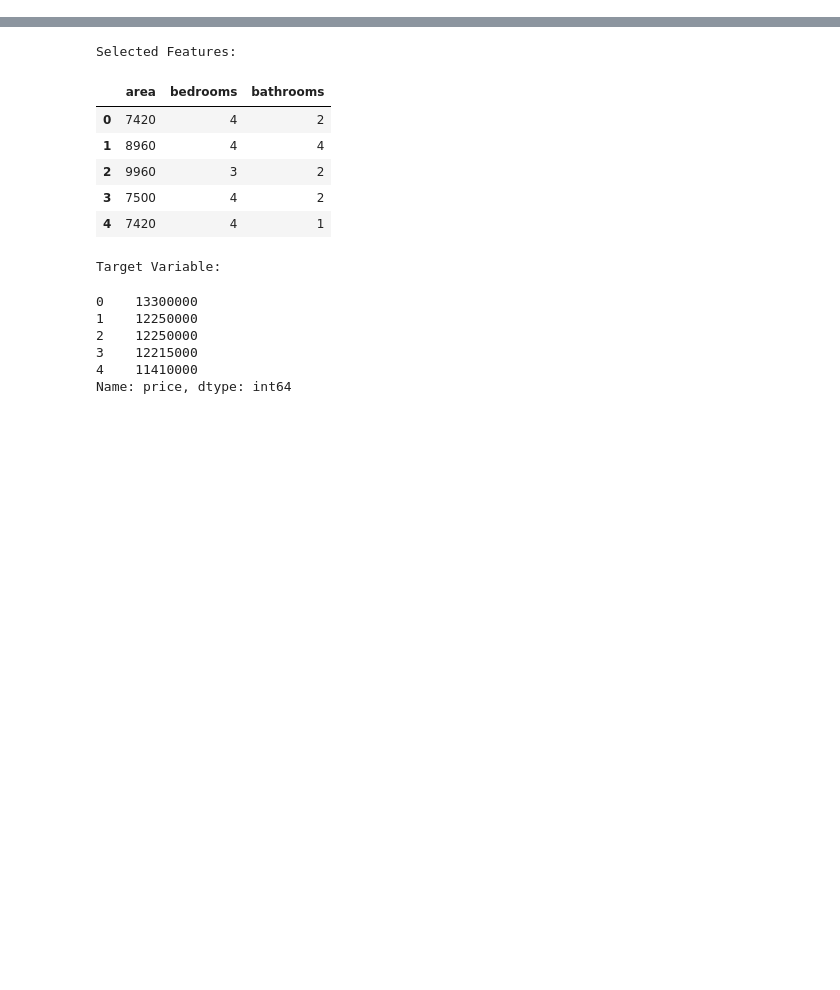
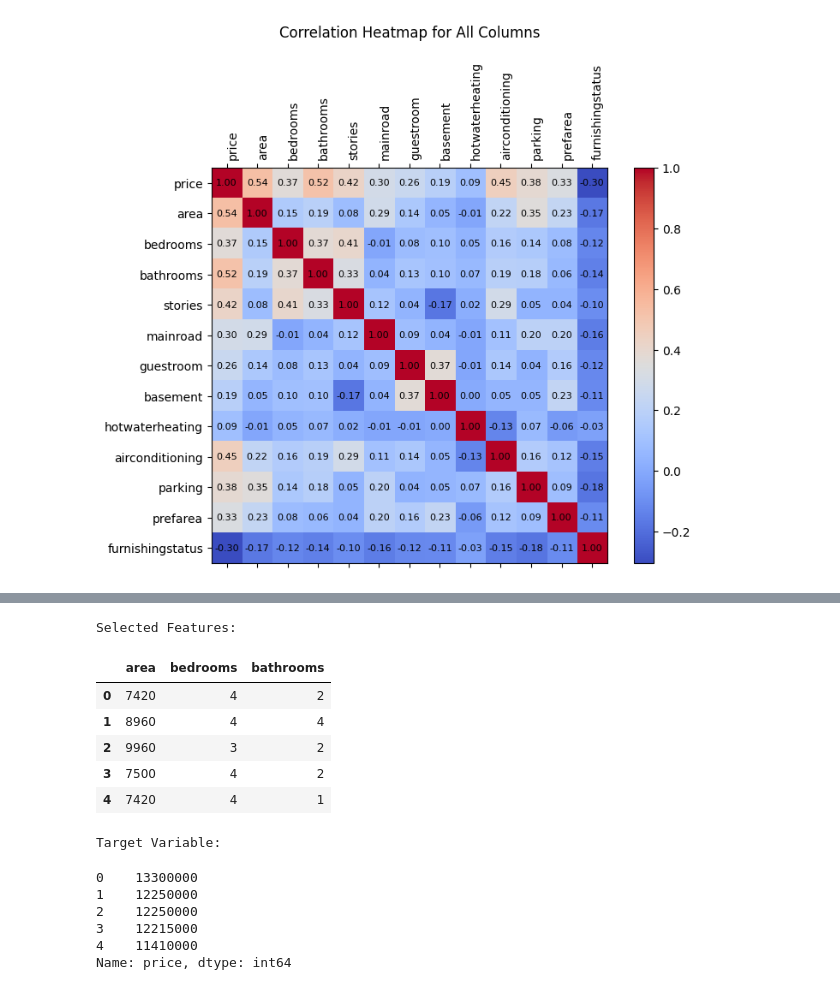
Before and after one commit to Sunmathi-A77/House_Price_Prediction, a Jupyter notebook: House_Price_Prediction.ipynb, the cells around one changed output, grey strips where cells are left out. Drawn from its saved outputs; the diff is of its cells as text; code cells hidden in the pictures; blank space fills up the shorter version.

```diff
--- a/House_Price_Prediction.ipynb
+++ b/House_Price_Prediction.ipynb
@@ -19,0 +137,3 @@ df.head()
+# %%
+corr = df.corr(numeric_only=True)
+print(corr['price'].sort_values(ascending=False))
@@ -19,0 +155,15 @@ df.head()
+# %%
+# Correlation Heatmap for All Columns
+fig, ax = plt.subplots(figsize=(8,6))
+cax = ax.matshow(corr, cmap='coolwarm')
+plt.colorbar(cax)
+ax.set_xticks(range(len(corr.columns)))
+ax.set_yticks(range(len(corr.columns)))
+ax.set_xticklabels(corr.columns, rotation=90, ha='left')
+ax.set_yticklabels(corr.columns)
+for (i, j), val in np.ndenumerate(corr.values):
+    ax.text(j, i, f"{val:.2f}", ha='center', va='center', color='black', fontsize=8)
+plt.title("Correlation Heatmap for All Columns", pad=20)
+plt.show()
+# %% [output]
+[figure, added]
```
Also changed, not shown: parts of 17 cells of this notebook, 1 other file.
